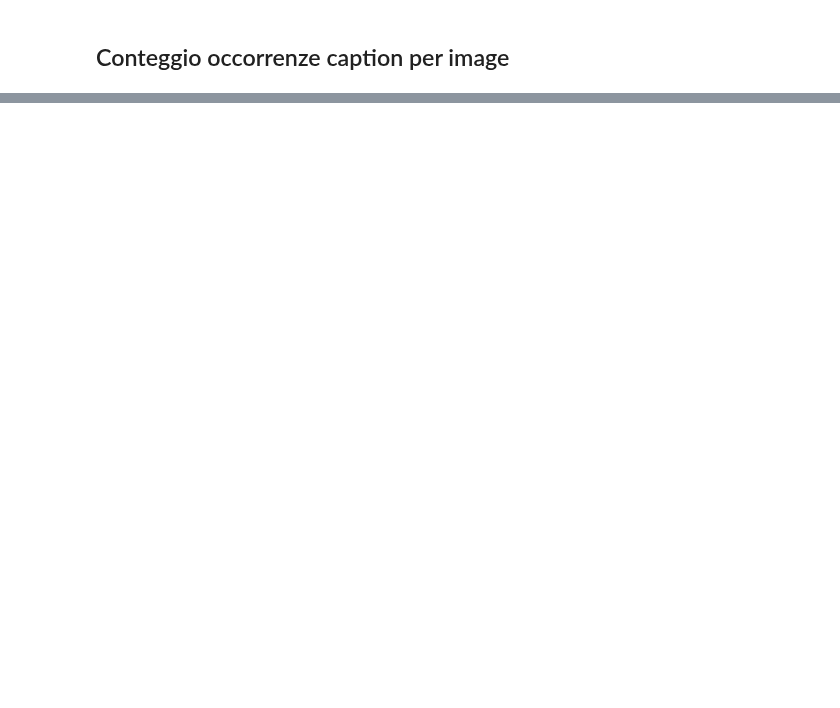
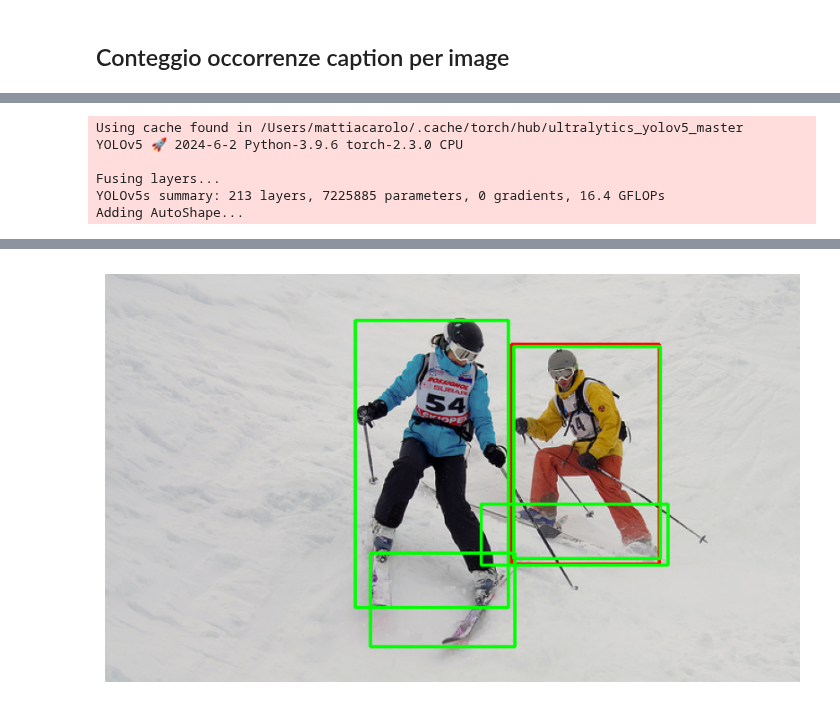
Before and after one commit to MattiaCarolo/DL2023-Carolo-Maines, a Jupyter notebook: MainWithoutBash.ipynb, the cells around one changed output, grey strips where cells are left out. Saved outputs shown, nothing was run; the diff lists cells and outputs as text; code cells hidden in the pictures; blank space fills up the shorter version.

```diff
--- a/MainWithoutBash.ipynb
+++ b/MainWithoutBash.ipynb
@@ -75,9 +137,9 @@ class RefCOCOg(Dataset):
 # %%
-with open("../refcocog/annotations/refs(umd).p", "rb") as fp:
+with open("./refcocog/annotations/refs(umd).p", "rb") as fp:
   refs = pickle.load(fp)
 
 # 'annotations' will be a dict object mapping the 'annotation_id' to the 'bbox' to make search faster
-with open("../refcocog/annotations/instances.json", "rb") as fp:
+with open("./refcocog/annotations/instances.json", "rb") as fp:
   data = json.load(fp)
   annotations = dict(sorted({ann["id"]: ann["bbox"] for ann in data["annotations"]}.items()))
 # %%
@@ -89,11 +151,7 @@ def pad_image(image):
     ### Arguments
     image: a PIL.Image to transform
     """
-    original_width, original_height = image.size
     padded_width, padded_height = 640, 640
-
-    pad_width = padded_width - original_width
-    pad_height = padded_height - original_height
 
     padded_image = Image.new(image.mode, (padded_width, padded_height), (0, 0, 0))
     padded_image.paste(image, (0, 0))
@@ -102,10 +160,12 @@ def pad_image(image):
 
 def collate_fn(batch):
     images = []
+    #Stores all images in a list
     for sample in batch:
         image = Image.open(sample["file_name"]).convert("RGB")
         image = pad_image(image=image)
         images.append(transform(image))
+
     images = torch.stack(images, dim=0)
 
     data = {}
@@ -119,8 +179,11 @@ transform = transforms.Compose([
 ])
 
 # create dataset and dataloader
-dataset = RefCOCOg(refs, annotations, split="test")
+dataset = RefCOCOG(refs, annotations, split="test")
 print(dataset[0])
+print(dataset[1])
+print(dataset[2])
+print(dataset[3])
 print("---------------------------------------------------")
 #plt.imshow(Image.open(dataset[2]["file_name"]))
 dataloader = DataLoader(dataset, batch_size=1, collate_fn=collate_fn)
@@ -196,0 +273,63 @@ RESULTS:  [[     376.61      67.179      511.14      262.76     0.93059
+# %%
+%matplotlib inline
+
+# Load YOLOv5 model
+yolo_model = torch.hub.load('ultralytics/yolov5', 'yolov5s', pretrained=True)
+
+# Load an image and target bounding box from the dataset
+img_path = dataset[1]['file_name']
+print("Image file name:", img_path)
+# Query (caption)
+q = dataset[1]['raw']
+# Target bounding box
+target_bbox = dataset[1]['bbox']  # Assuming format [x1, y1, x2, y2]
+
+# Perform inference
+results = yolo_model(img_path)
+
+# Extract bounding boxes from the results
+bboxes = results.xyxy[0].cpu().numpy()
+
+# Print the caption
+print("\nCAPTION: ", q)
+
+# Print the bounding boxes detected by the model
+print("RESULTS (bounding boxes): ")
+for bbox in bboxes:
+    print(bbox)
+
+# Print the target bounding box
+print("TARGET (bounding box): ", target_bbox)
+
+# Visualize the results
+img = cv2.imread(img_path)
+img = cv2.cvtColor(img, cv2.COLOR_BGR2RGB)
+
+# Draw target bounding box in red
+x, y, width, height = target_bbox
+h,w,c = img.shape
+y1=y
+x1=x
+y2=(y + height)
+x2=(x + width)
+
+print(x1,y1,x2,y2)
+cv2.rectangle(img, (int(x1), int(y1)), (int(x2), int(y2)), (255, 0, 0), 2)
+
+# Draw detected bounding boxes in green
+for bbox in bboxes:
+    x1, y1, x2, y2, conf, cls = bbox
+    cv2.rectangle(img, (int(x1), int(y1)), (int(x2), int(y2)), (0, 255, 0), 2)
+
+# Display the image
+plt.figure(figsize=(10, 10))
+plt.imshow(img)
+plt.axis('off')
+plt.show()
+# %% [output]
+Using cache found in /Users/mattiacarolo/.cache/torch/hub/ultralytics_yolov5_master
+YOLOv5 🚀 2024-6-2 Python-3.9.6 torch-2.3.0 CPU
+
+Fusing layers...
+YOLOv5s summary: 213 layers, 7225885 parameters, 0 gradients, 16.4 GFLOPs
+Adding AutoShape...
@@ -197,3 +346,4 @@ RESULTS:  [[     376.61      67.179      511.14      262.76     0.93059
+[figure, added]
 # %%
 print(results)
 # %% [output]
```
Also changed, not shown: parts of 20 cells of this notebook, 3 other files.
